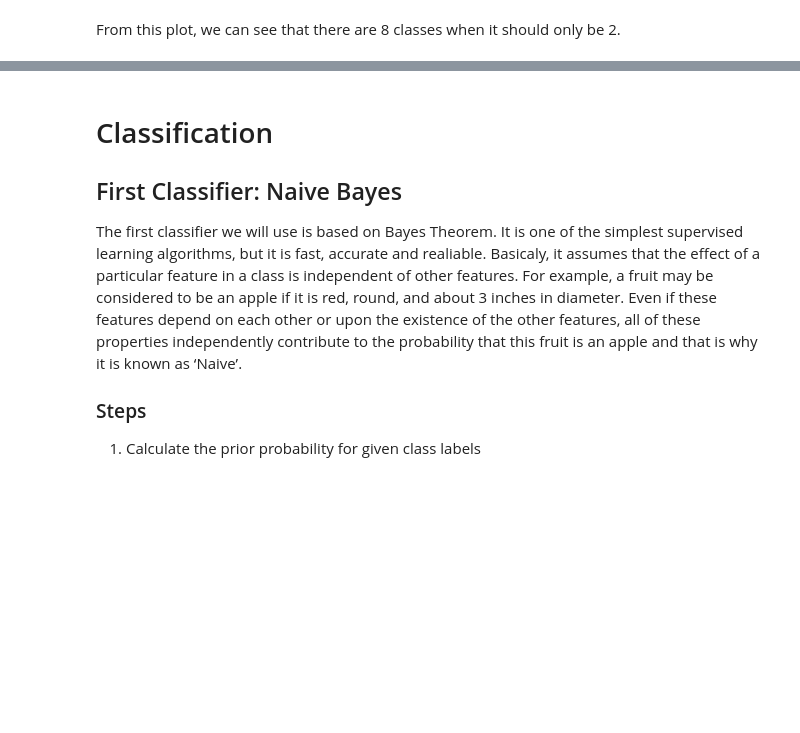
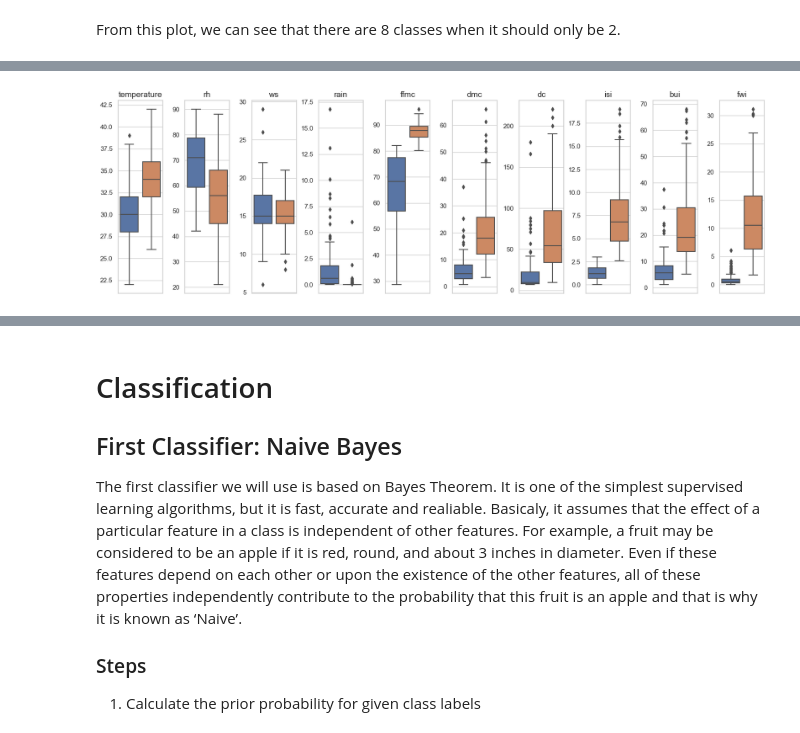
Before and after one commit to tommygomez25/IA, a Jupyter notebook: Projeto2/project.ipynb, the cells around one changed output, grey strips where cells are left out. Saved outputs shown, nothing was run; the diff lists cells and outputs as text; code cells hidden in the pictures; blank space fills up the shorter version.

```diff
--- a/Projeto2/project.ipynb
+++ b/Projeto2/project.ipynb
@@ -189,0 +209,28 @@ There are some outliers in the dataset, like the two `Ws` entries around 20-30 a
+# %%
+sns.set(style="whitegrid")
+
+df = fire_data.copy()
+
+class_mapping = {'fire': 1, 'notfire': 0}
+df['classes_encoded'] = df['classes'].map(class_mapping)
+# remove classes column
+df.drop(['classes'], axis=1, inplace=True)
+
+# convert the columns to float
+df = df.astype(float)
+
+fig, ax = plt.subplots(1,10, figsize=(20,6))
+plt.subplots_adjust(wspace=0.5)
+
+for i,col in enumerate(df.columns[:-2]):
+    sns.boxplot(x= 'classes_encoded',data=df, y=col, ax=ax[i])
+    ax[i].set_title(col, fontsize=14)
+    ax[i].set_ylabel('')
+    ax[i].set_xlabel('')
+
+for subplot in ax:
+    subplot.set_xticklabels([])
+
+plt.show()
+# %% [output]
+[figure, added]
```
Also changed, not shown: parts of 7 cells of this notebook.
